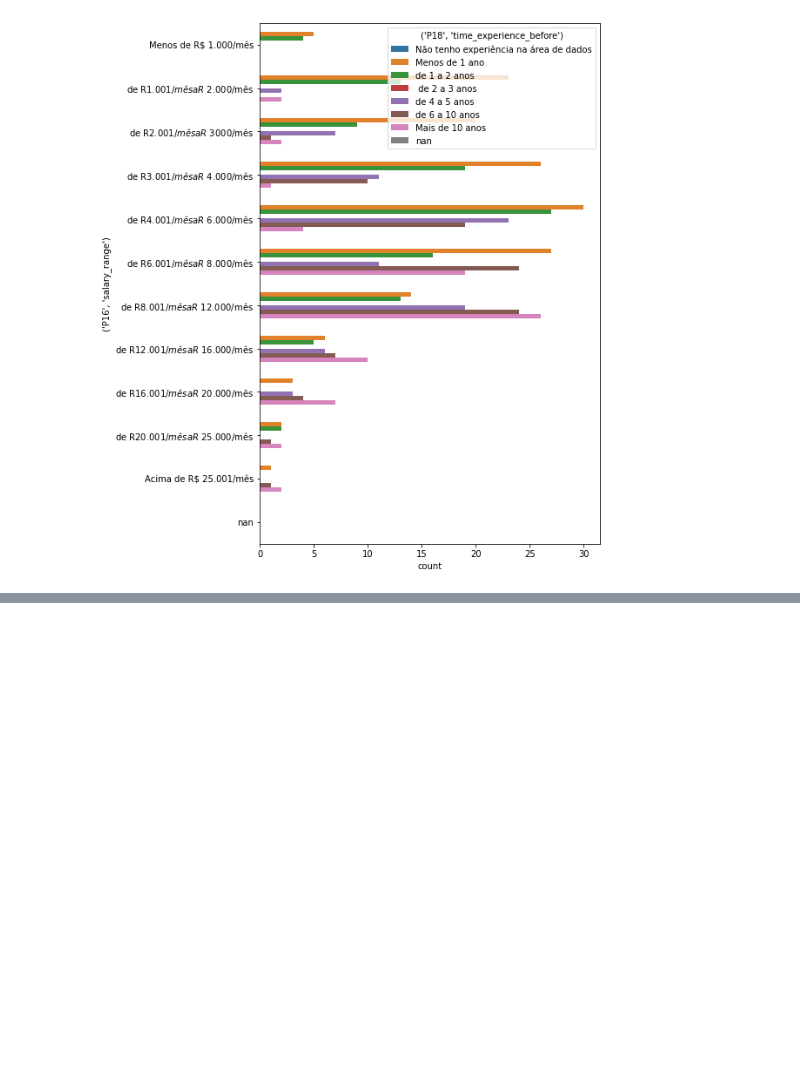
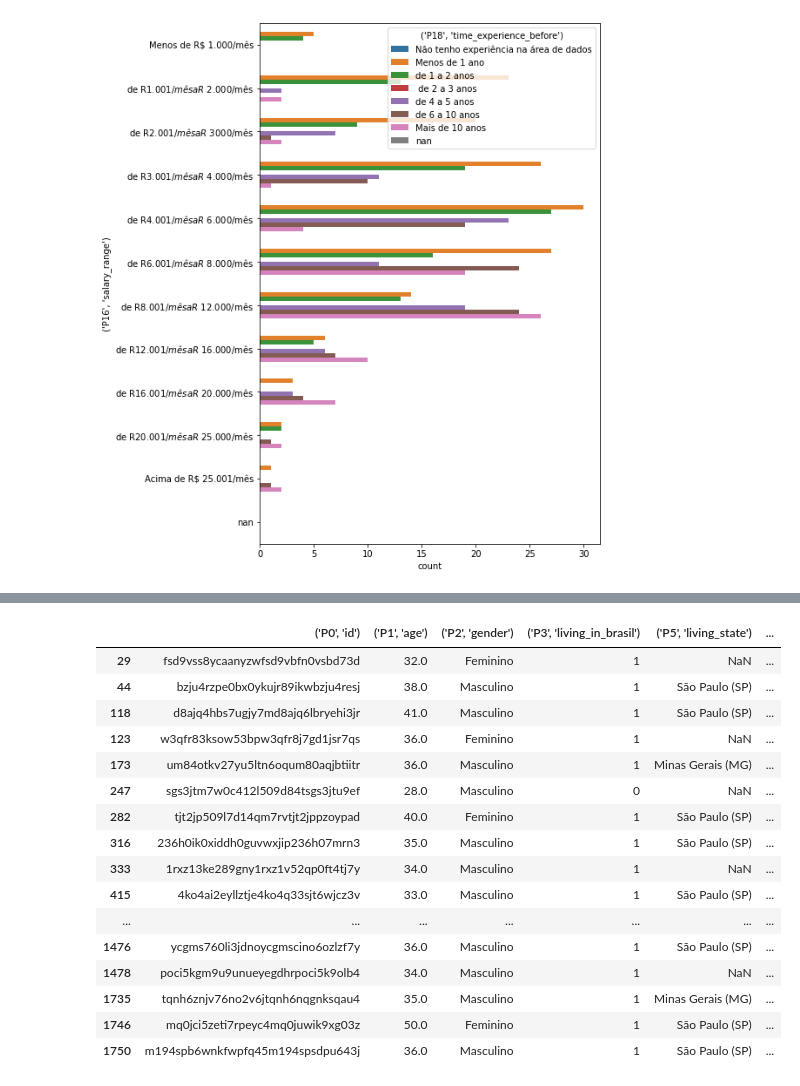
Before and after one commit to dancbatista/projeto_final_awari, a Jupyter notebook: projetoFinalAwari.ipynb, the cells around one changed output, grey strips where cells are left out. Drawn from its saved outputs; the diff is of its cells as text; code cells hidden in the pictures; blank space fills up the shorter version.

```diff
--- a/projetoFinalAwari.ipynb
+++ b/projetoFinalAwari.ipynb
@@ -164,0 +185,20 @@ sns.countplot(y="('P16', 'salary_range')",hue="('P18', 'time_experience_before')
+# %%
+df[df["('P16', 'salary_range')"] == "de R$ 16.001/mês a R$ 20.000/mês" ]
+# %% [output]
+|  | ('P0', 'id') | ('P1', 'age') | ('P2', 'gender') | ('P3', 'living_in_brasil') | ('P5', 'living_state') | ... |
+| 29 | fsd9vss8ycaanyzwfsd9vbfn0vsbd73d | 32.0 | Feminino | 1 | NaN | ... |
+| 44 | bzju4rzpe0bx0ykujr89ikwbzju4resj | 38.0 | Masculino | 1 | São Paulo (SP) | ... |
+| 118 | d8ajq4hbs7ugjy7md8ajq6lbryehi3jr | 41.0 | Masculino | 1 | São Paulo (SP) | ... |
+| 123 | w3qfr83ksow53bpw3qfr8j7gd1jsr7qs | 36.0 | Feminino | 1 | NaN | ... |
+| 173 | um84otkv27yu5ltn6oqum80aqjbtiitr | 36.0 | Masculino | 1 | Minas Gerais (MG) | ... |
+| 247 | sgs3jtm7w0c412l509d84tsgs3jtu9ef | 28.0 | Masculino | 0 | NaN | ... |
+| 282 | tjt2jp509l7d14qm7rvtjt2jppzoypad | 40.0 | Feminino | 1 | São Paulo (SP) | ... |
+| 316 | 236h0ik0xiddh0guvwxjip236h07mrn3 | 35.0 | Masculino | 1 | São Paulo (SP) | ... |
+| 333 | 1rxz13ke289gny1rxz1v52qp0ft4tj7y | 34.0 | Masculino | 1 | NaN | ... |
+| 415 | 4ko4ai2eyllztje4ko4q33sjt6wjcz3v | 33.0 | Masculino | 1 | São Paulo (SP) | ... |
+| ... | ... | ... | ... | ... | ... | ... |
+| 1476 | ycgms760li3jdnoycgmscino6ozlzf7y | 36.0 | Masculino | 1 | São Paulo (SP) | ... |
+| 1478 | poci5kgm9u9unueyegdhrpoci5k9olb4 | 34.0 | Masculino | 1 | NaN | ... |
+| 1735 | tqnh6znjv76no2v6jtqnh6nqgnksqau4 | 35.0 | Masculino | 1 | Minas Gerais (MG) | ... |
+| 1746 | mq0jci5zeti7rpeyc4mq0juwik9xg03z | 50.0 | Feminino | 1 | São Paulo (SP) | ... |
+| 1750 | m194spb6wnkfwpfq45m194spsdpu643j | 36.0 | Masculino | 1 | São Paulo (SP) | ... |
```
Also changed, not shown: parts of 3 cells of this notebook.
